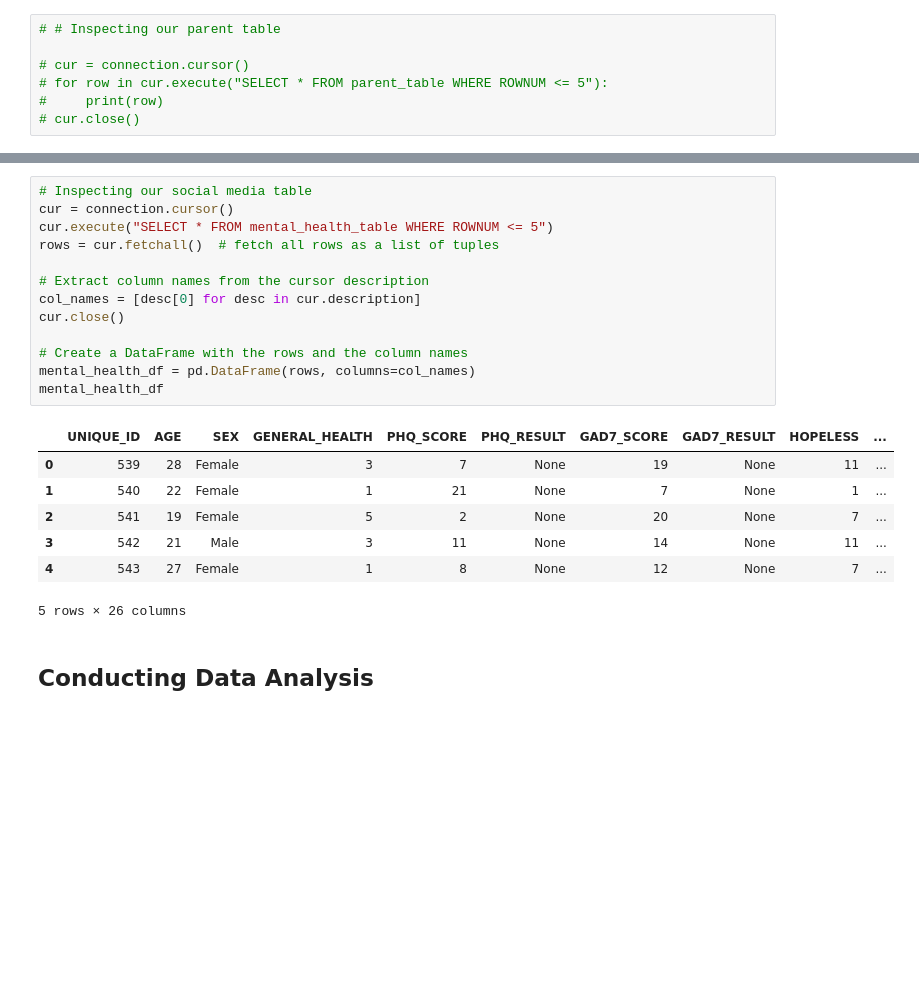
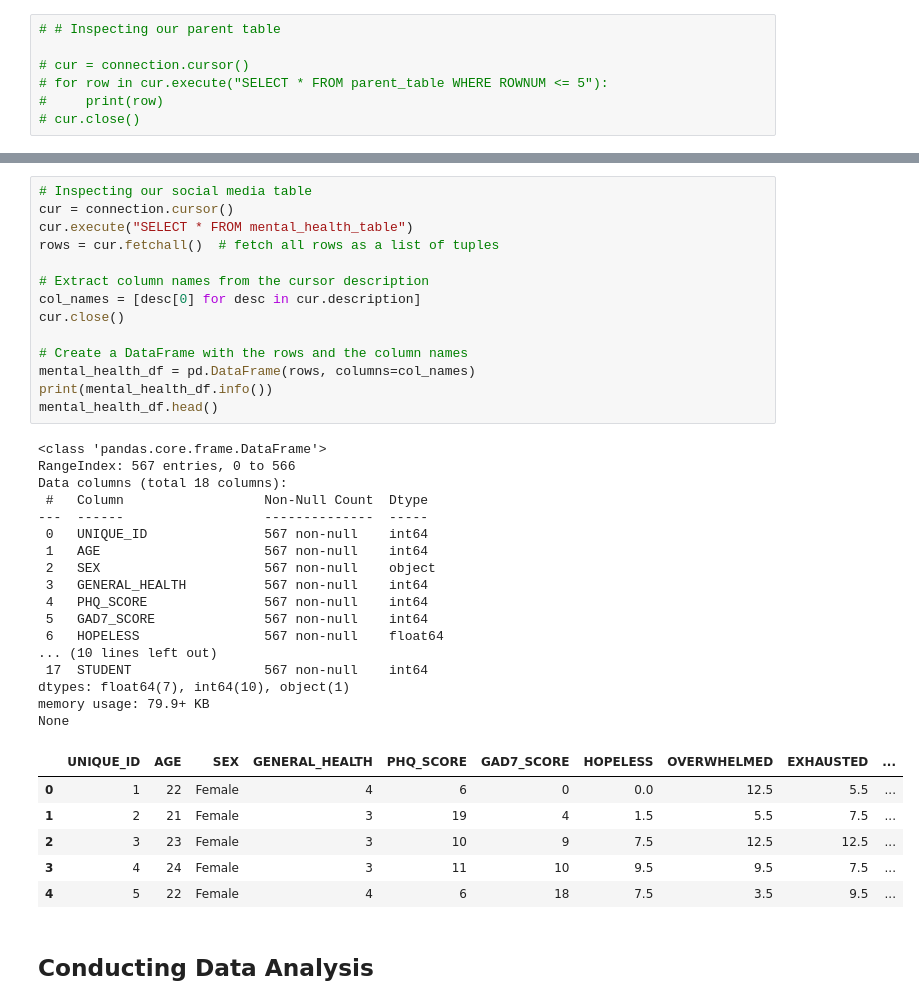
Before and after one commit to hirnas/cpsc368tp, a Jupyter notebook: code/sql-querying.ipynb, the cells around one changed output, grey strips where cells are left out. Cells and saved outputs as stored; diff of their text form; blank space fills up the shorter version.

```diff
--- a/code/sql-querying.ipynb
+++ b/code/sql-querying.ipynb
@@ -76,24 +115,41 @@ social_media_df
 # %%
 # Inspecting our social media table
 cur = connection.cursor()
-cur.execute("SELECT * FROM mental_health_table WHERE ROWNUM <= 5")
+cur.execute("SELECT * FROM mental_health_table")
 rows = cur.fetchall()  # fetch all rows as a list of tuples
 
 # Extract column names from the cursor description
 col_names = [desc[0] for desc in cur.description]
 cur.close()
 
 # Create a DataFrame with the rows and the column names
 mental_health_df = pd.DataFrame(rows, columns=col_names)
-mental_health_df
+print(mental_health_df.info())
+mental_health_df.head()
 # %% [output]
+<class 'pandas.core.frame.DataFrame'>
+RangeIndex: 567 entries, 0 to 566
+Data columns (total 18 columns):
+ #   Column                  Non-Null Count  Dtype
+---  ------                  --------------  -----
+ 0   UNIQUE_ID               567 non-null    int64
+ 1   AGE                     567 non-null    int64
+ 2   SEX                     567 non-null    object
+ 3   GENERAL_HEALTH          567 non-null    int64
+ 4   PHQ_SCORE               567 non-null    int64
+ 5   GAD7_SCORE              567 non-null    int64
+ 6   HOPELESS                567 non-null    float64
+... (10 lines left out)
+ 17  STUDENT                 567 non-null    int64
+dtypes: float64(7), int64(10), object(1)
+memory usage: 79.9+ KB
+None
-|  | UNIQUE_ID | AGE | SEX | GENERAL_HEALTH | PHQ_SCORE | PHQ_RESULT | GAD7_SCORE | GAD7_RESULT | HOPELESS | ... |
-| 0 | 539 | 28 | Female | 3 | 7 | None | 19 | None | 11 | ... |
-| 1 | 540 | 22 | Female | 1 | 21 | None | 7 | None | 1 | ... |
-| 2 | 541 | 19 | Female | 5 | 2 | None | 20 | None | 7 | ... |
-| 3 | 542 | 21 | Male | 3 | 11 | None | 14 | None | 11 | ... |
-| 4 | 543 | 27 | Female | 1 | 8 | None | 12 | None | 7 | ... |
+|  | UNIQUE_ID | AGE | SEX | GENERAL_HEALTH | PHQ_SCORE | GAD7_SCORE | HOPELESS | OVERWHELMED | EXHAUSTED | ... |
+| 0 | 1 | 22 | Female | 4 | 6 | 0 | 0.0 | 12.5 | 5.5 | ... |
+| 1 | 2 | 21 | Female | 3 | 19 | 4 | 1.5 | 5.5 | 7.5 | ... |
+| 2 | 3 | 23 | Female | 3 | 10 | 9 | 7.5 | 12.5 | 12.5 | ... |
+| 3 | 4 | 24 | Female | 3 | 11 | 10 | 9.5 | 9.5 | 7.5 | ... |
+| 4 | 5 | 22 | Female | 4 | 6 | 18 | 7.5 | 3.5 | 9.5 | ... |
-5 rows × 26 columns
 # %% [markdown]
 ## Conducting Data Analysis
 # %%
```
Also changed, not shown: parts of 19 cells of this notebook, 3 other files.
